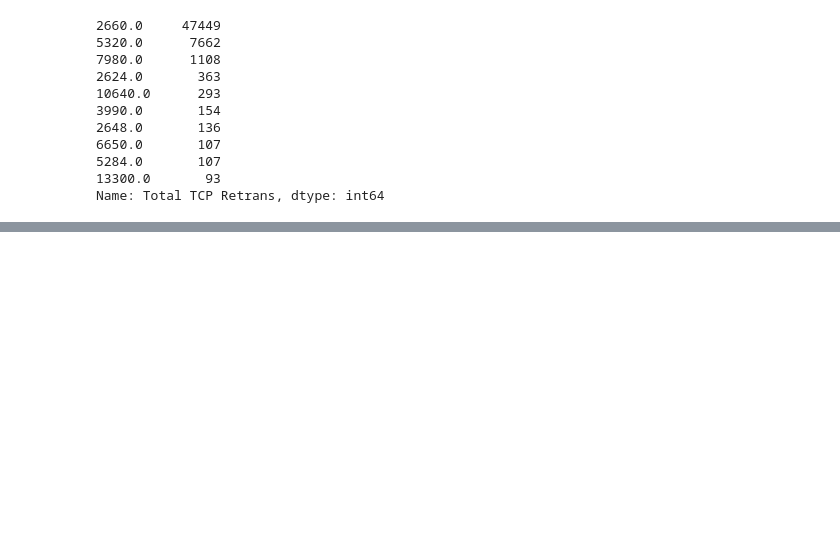
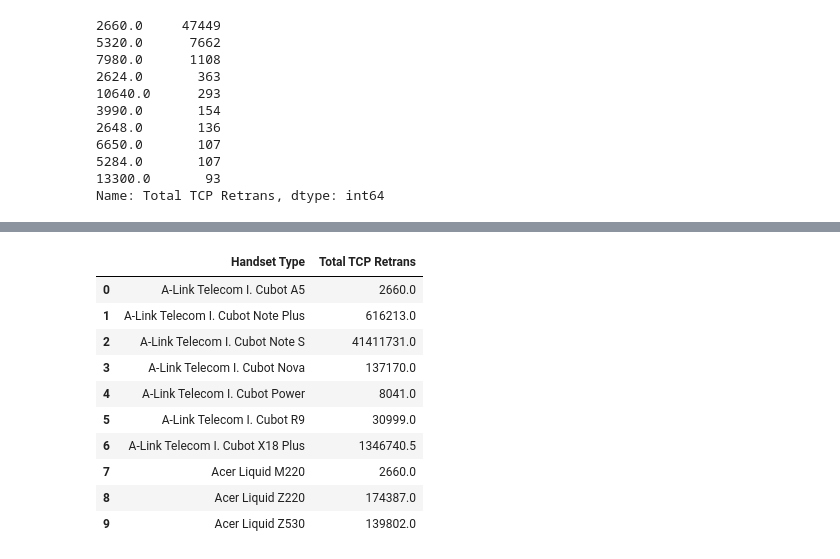
Before and after one commit to behigu/TellCo-Telecom-User-s-Data-Analysis, a Jupyter notebook: notebooks/Telco_telecom_user_data_analysis.ipynb, the cells around one changed output, grey strips where cells are left out. Saved outputs shown, nothing was run; the diff lists cells and outputs as text; code cells hidden in the pictures; blank space fills up the shorter version.

```diff
--- a/notebooks/Telco_telecom_user_data_analysis.ipynb
+++ b/notebooks/Telco_telecom_user_data_analysis.ipynb
@@ -911,0 +932,14 @@ Name: Total TCP Retrans, dtype: int64
+# %%
+new_net_df.groupby('Handset Type', as_index=False).agg({'Total TCP Retrans': 'mean'}).head(10)
+# %% [output]
+|  | Handset Type | Total TCP Retrans |
+| 0 | A-Link Telecom I. Cubot A5 | 2660.0 |
+| 1 | A-Link Telecom I. Cubot Note Plus | 616213.0 |
+| 2 | A-Link Telecom I. Cubot Note S | 41411731.0 |
+| 3 | A-Link Telecom I. Cubot Nova | 137170.0 |
+| 4 | A-Link Telecom I. Cubot Power | 8041.0 |
+| 5 | A-Link Telecom I. Cubot R9 | 30999.0 |
+| 6 | A-Link Telecom I. Cubot X18 Plus | 1346740.5 |
+| 7 | Acer Liquid M220 | 2660.0 |
+| 8 | Acer Liquid Z220 | 174387.0 |
+| 9 | Acer Liquid Z530 | 139802.0 |
```
Also changed, not shown: parts of 8 cells of this notebook.
